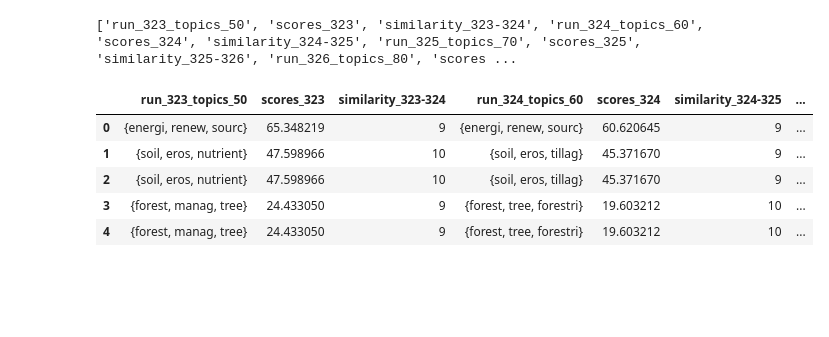
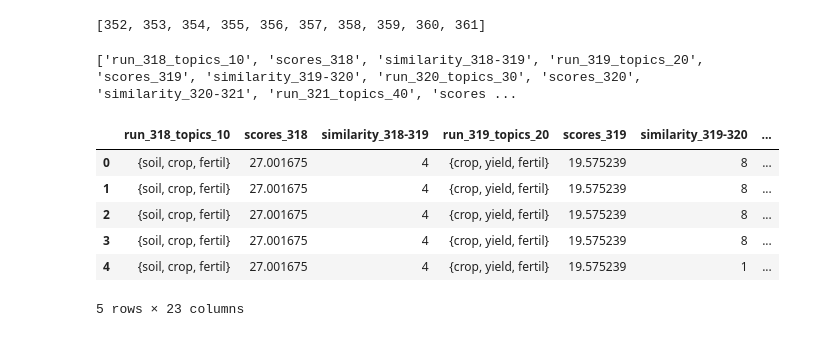
Before and after one commit to mcc-apsis/sustainability, a Jupyter notebook: code/result_interpretation/model comparison.ipynb, the cells around one changed output. Drawn from its saved outputs; the diff is of its cells as text; code cells hidden in the pictures; blank space fills up the shorter version.

```diff
--- a/code/result_interpretation/model comparison.ipynb
+++ b/code/result_interpretation/model comparison.ipynb
@@ -21,18 +21,21 @@ django.setup()
 from scoping.models import *
 from tmv_app.models import *
 qid = 1457
+# %%
+runs = list(range(352,362))
+runs
+# %% [output]
+[352, 353, 354, 355, 356, 357, 358, 359, 360, 361]
 # %%
-runs = [282, 283, 284, 285, 287]
 
-
-fname = "../../data/topic_data/run_{}.xlsx".format(runs[0])
+fname = "../data/topic_data/run_{}.xlsx".format(runs[0])
 
 writer = pd.ExcelWriter(fname)
 
 for i in range(1,len(runs)):
 
-    topics1 = DynamicTopic.objects.filter(run_id=runs[i-1])
-    topics2 = DynamicTopic.objects.filter(run_id=runs[i])
+    topics1 = Topic.objects.filter(run_id=runs[i-1])
+    topics2 = Topic.objects.filter(run_id=runs[i])
 
     df = pd.DataFrame.from_dict(list(topics2.values('title','id')))
     df['similarity'] = 0
@@ -41,6 +44,7 @@ for i in range(1,len(runs)):
     for t in topics2:
         scores = [0]
         titles = [""]
+        t.top_words = Term.objects.filter(topicterm__topic=)
         for ct in topics1:
             score = len(set(t.top_words).intersection(set(ct.top_words)))
             if score>0:
@@ -69,10 +73,16 @@ runs = list(range(295,300))
 writer = pd.ExcelWriter(fname)
 fname = "../../data/topic_data/run_{}.xlsx".format(runs[0])
 
+dynamic = True
+
 for i in range(1,len(runs)):
 
-    topics1 = Topic.objects.filter(run_id=runs[i-1])
-    topics2 = Topic.objects.filter(run_id=runs[i])
+    if dynamic==True:
+        topics1 = DynamicTopic.objects.filter(run_id=runs[i-1])
+        topics2 = DynamicTopic.objects.filter(run_id=runs[i])
+    else:
+        topics1 = Topic.objects.filter(run_id=runs[i-1])
+        topics2 = Topic.objects.filter(run_id=runs[i])
 
     df = pd.DataFrame.from_dict(list(topics2.values('title','id')))
     df['similarity'] = 0
@@ -106,7 +116,11 @@ for i in range(1,len(runs)):
 
 writer.save()
 # %%
-runs = list(range(323,330))
+runs = list(range(318,323))
+
+runs.append(330)
+runs.append(331)
+runs.append(332)
 
 
 #runs = [295,296,297]
@@ -170,40 +184,41 @@ for i in range(1,len(runs)):
         df.loc[df[col2]==t.title, s] = m
         if m==0:
             df.loc[df[col2]==t.title, col1] = 'None'
         else:
             df.loc[df[col2]==t.title, col1] = titles[scores.index(max(scores))]
             df.loc[df[col2]==t.title, bscol] = tscores[scores.index(max(scores))]
 
 
     if i==1:
         #df = pd.DataFrame.from_dict(list(topics2.values('title')))
         mdf = df
     else:
         mdf = mdf.merge(df,how="outer").fillna("")
 
 
 columns = []
 for i in range(len(col1s)):
     columns.append(col1s[i])
     columns.append(scols[i])
     columns.append(ss[i])
     if i == len(col1s)-1:
         columns.append(col2s[i])
         columns.append(scols[i+1])
 
 print(columns)
 
 mdf = mdf[columns]
 
 mdf.head()
 # %% [output]
-['run_323_topics_50', 'scores_323', 'similarity_323-324', 'run_324_topics_60', 'scores_324', 'similarity_324-325', 'run_325_topics_70', 'scores_325', 'similarity_325-326', 'run_326_topics_80', 'scores ...
+['run_318_topics_10', 'scores_318', 'similarity_318-319', 'run_319_topics_20', 'scores_319', 'similarity_319-320', 'run_320_topics_30', 'scores_320', 'similarity_320-321', 'run_321_topics_40', 'scores ...
-|  | run_323_topics_50 | scores_323 | similarity_323-324 | run_324_topics_60 | scores_324 | similarity_324-325 | ... |
-| 0 | {energi, renew, sourc} | 65.348219 | 9 | {energi, renew, sourc} | 60.620645 | 9 | ... |
-| 1 | {soil, eros, nutrient} | 47.598966 | 10 | {soil, eros, tillag} | 45.371670 | 9 | ... |
-| 2 | {soil, eros, nutrient} | 47.598966 | 10 | {soil, eros, tillag} | 45.371670 | 9 | ... |
-| 3 | {forest, manag, tree} | 24.433050 | 9 | {forest, tree, forestri} | 19.603212 | 10 | ... |
-| 4 | {forest, manag, tree} | 24.433050 | 9 | {forest, tree, forestri} | 19.603212 | 10 | ... |
+|  | run_318_topics_10 | scores_318 | similarity_318-319 | run_319_topics_20 | scores_319 | similarity_319-320 | ... |
+| 0 | {soil, crop, fertil} | 27.001675 | 4 | {crop, yield, fertil} | 19.575239 | 8 | ... |
+| 1 | {soil, crop, fertil} | 27.001675 | 4 | {crop, yield, fertil} | 19.575239 | 8 | ... |
+| 2 | {soil, crop, fertil} | 27.001675 | 4 | {crop, yield, fertil} | 19.575239 | 8 | ... |
+| 3 | {soil, crop, fertil} | 27.001675 | 4 | {crop, yield, fertil} | 19.575239 | 8 | ... |
+| 4 | {soil, crop, fertil} | 27.001675 | 4 | {crop, yield, fertil} | 19.575239 | 1 | ... |
+5 rows × 23 columns
 # %%
 #col1s.append(col2)
 
```
Also changed, not shown: parts of 5 cells of this notebook, 18 other files.
